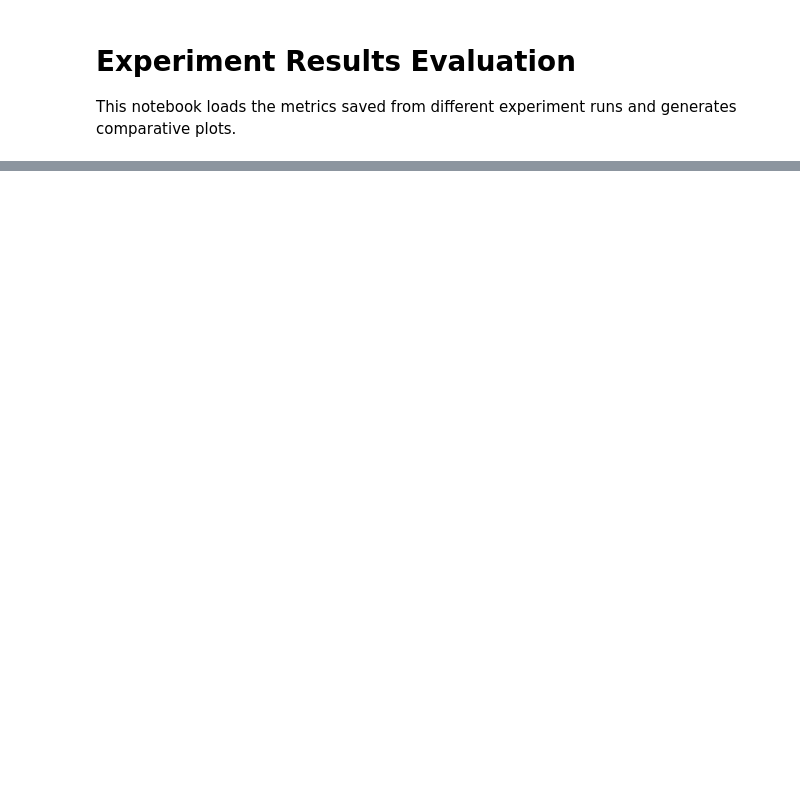
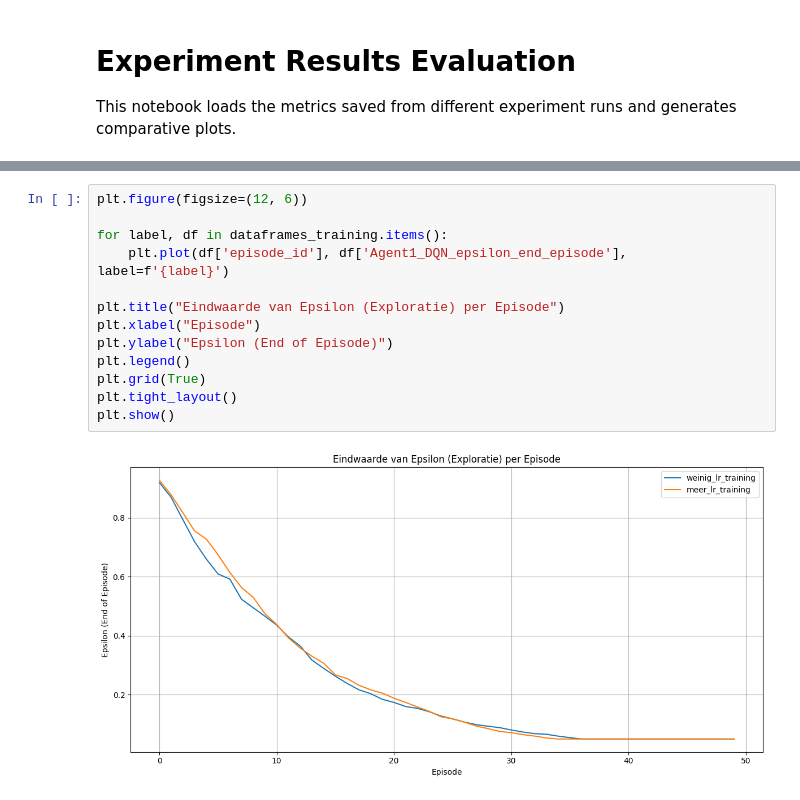
Before and after one commit to markolie20/autonomous_3, a Jupyter notebook: notebooks/evaluation_notebook.ipynb, the cells around one changed output, grey strips where cells are left out. Drawn from its saved outputs; the diff is of its cells as text; blank space fills up the shorter version.

```diff
--- a/notebooks/evaluation_notebook.ipynb
+++ b/notebooks/evaluation_notebook.ipynb
@@ -72,0 +158,15 @@ You can also load data for specific experiments and call plotting functions indi
+# %%
+plt.figure(figsize=(12, 6))
+
+for label, df in dataframes_training.items():
+    plt.plot(df['episode_id'], df['Agent1_DQN_epsilon_end_episode'], label=f'{label}')
+
+plt.title("Eindwaarde van Epsilon (Exploratie) per Episode")
+plt.xlabel("Episode")
+plt.ylabel("Epsilon (End of Episode)")
+plt.legend()
+plt.grid(True)
+plt.tight_layout()
+plt.show()
+# %% [output]
+[figure, added]
```
Also changed, not shown: parts of 12 cells of this notebook, 9 other files.
